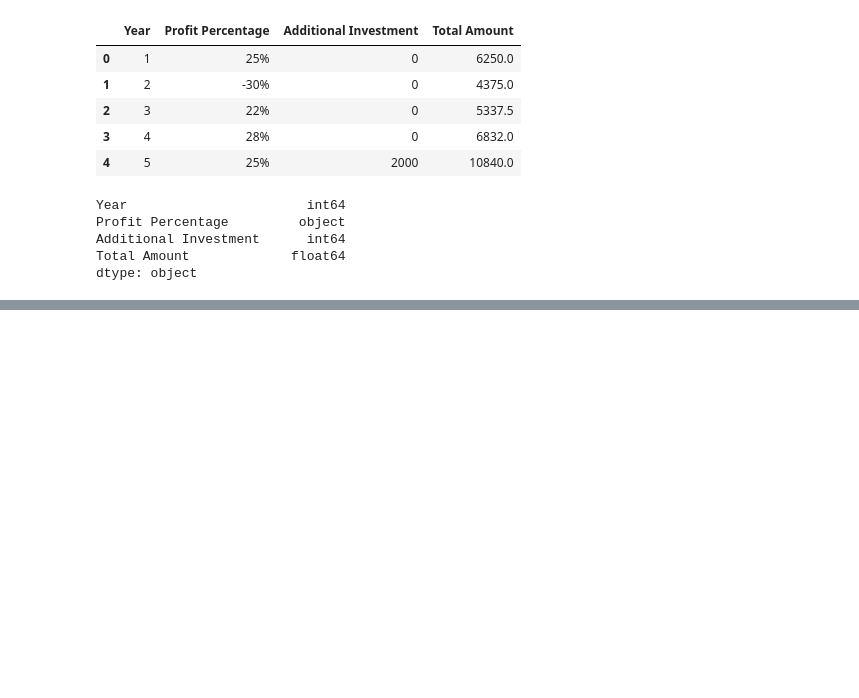
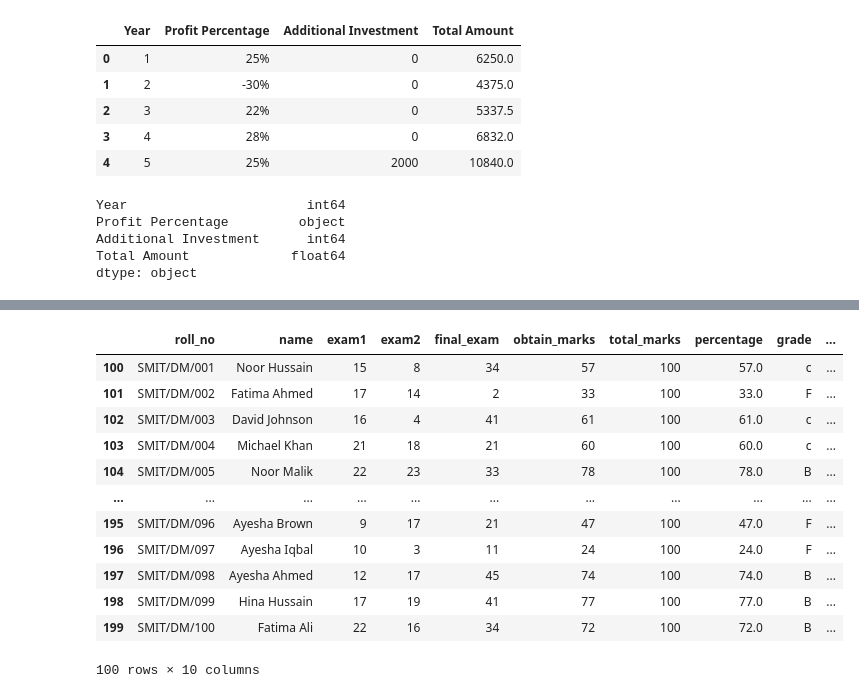
Before and after one commit to Afham0/SMIT-WORK, a Jupyter notebook: Pandas/Untitled.ipynb, the cells around one changed output, grey strips where cells are left out. Saved outputs shown, nothing was run; the diff lists cells and outputs as text; code cells hidden in the pictures; blank space fills up the shorter version.

```diff
--- a/Pandas/Untitled.ipynb
+++ b/Pandas/Untitled.ipynb
@@ -140,0 +307,18 @@ dtype: object
+# %%
+grouped = student_d.groupby('class')
+# %%
+grouped.get_group('DM')
+# %% [output]
+|  | roll_no | name | exam1 | exam2 | final_exam | obtain_marks | total_marks | percentage | grade | ... |
+| 100 | SMIT/DM/001 | Noor Hussain | 15 | 8 | 34 | 57 | 100 | 57.0 | c | ... |
+| 101 | SMIT/DM/002 | Fatima Ahmed | 17 | 14 | 2 | 33 | 100 | 33.0 | F | ... |
+| 102 | SMIT/DM/003 | David Johnson | 16 | 4 | 41 | 61 | 100 | 61.0 | c | ... |
+| 103 | SMIT/DM/004 | Michael Khan | 21 | 18 | 21 | 60 | 100 | 60.0 | c | ... |
+| 104 | SMIT/DM/005 | Noor Malik | 22 | 23 | 33 | 78 | 100 | 78.0 | B | ... |
+| ... | ... | ... | ... | ... | ... | ... | ... | ... | ... | ... |
+| 195 | SMIT/DM/096 | Ayesha Brown | 9 | 17 | 21 | 47 | 100 | 47.0 | F | ... |
+| 196 | SMIT/DM/097 | Ayesha Iqbal | 10 | 3 | 11 | 24 | 100 | 24.0 | F | ... |
+| 197 | SMIT/DM/098 | Ayesha Ahmed | 12 | 17 | 45 | 74 | 100 | 74.0 | B | ... |
+| 198 | SMIT/DM/099 | Hina Hussain | 17 | 19 | 41 | 77 | 100 | 77.0 | B | ... |
+| 199 | SMIT/DM/100 | Fatima Ali | 22 | 16 | 34 | 72 | 100 | 72.0 | B | ... |
+100 rows × 10 columns
```
Also changed, not shown: parts of 32 cells of this notebook, 10 other files.
